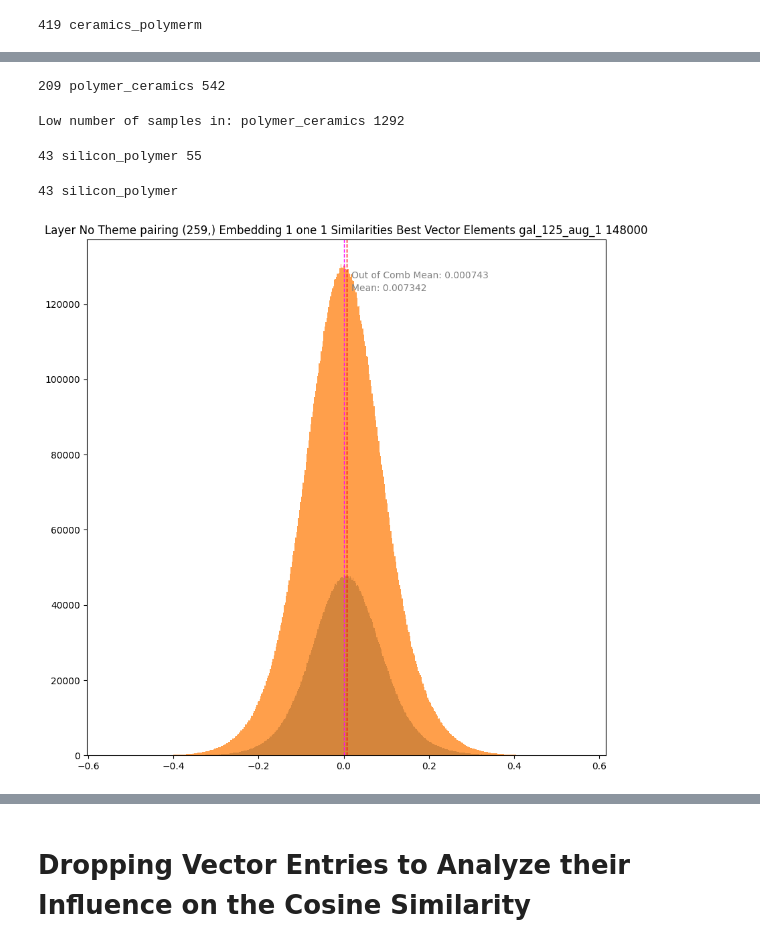
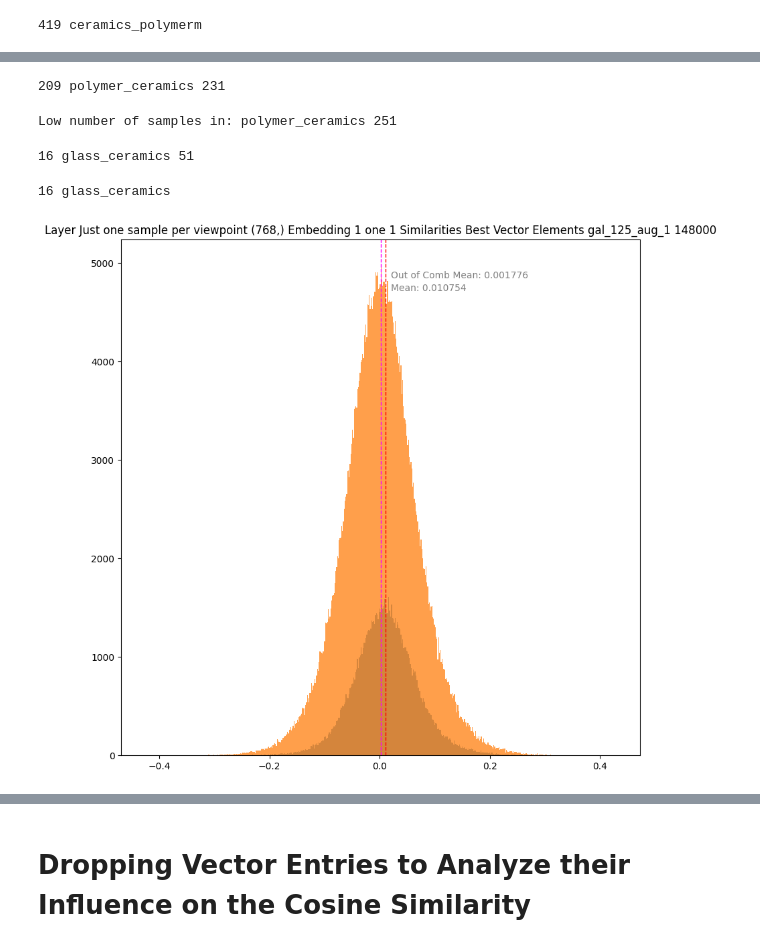
Before and after one commit to LukasBeckers/masterthesis-jappat, a Jupyter notebook: Similar_F-Terms.ipynb, the cells around one changed output, grey strips where cells are left out. Drawn from its saved outputs; the diff is of its cells as text; code cells hidden in the pictures.

```diff
--- a/Similar_F-Terms.ipynb
+++ b/Similar_F-Terms.ipynb
@@ -257,8 +257,8 @@ for mat1 in materials_list:
         fterm_pairs=[]
         for vp in shared_vp:
             fterm_pairs.append([vp,
-                                [fterm for fterm in unique_fterms_mat1 if fterm.startswith(vp)],
-                                [fterm for fterm in unique_fterms_mat2 if fterm.startswith(vp)]])
+                                [fterm for fterm in unique_fterms_mat1 if fterm.startswith(vp)][:1],
+                                [fterm for fterm in unique_fterms_mat2 if fterm.startswith(vp)][:1]])
 
 
         material_combinations[mat1+"_"+mat2]=fterm_pairs
@@ -512,7 +510,7 @@ for i, [keys, samples] in enumerate(differences.items()):
         if s1 == sqr_max_comb:
             break
 # %% [output]
-209 polymer_ceramics 542
+209 polymer_ceramics 231
 # %%
 # Calculating the Cosine Similarities within all combinations
 cos = torch.nn.CosineSimilarity(dim =1)
@@ -544,7 +542,7 @@ for i, (key, combination_dict) in enumerate(in_combination_comparisons.items()):
 for key in bad_keys:
     in_combination_comparisons.pop(key)
 # %% [output]
-Low number of samples in: polymer_ceramics 1292
+Low number of samples in: polymer_ceramics 251
 # %%
 # Extracting the best vectors
 for i, (key, combination_dict) in enumerate(in_combination_comparisons.items()):
@@ -560,7 +558,7 @@ for i, (key, combination_dict) in enumerate(in_combination_comparisons.items()):
     print(' '*1000, end='\r')
     print(i, key, len(top_vectors), end='\r')
 # %% [output]
-43 silicon_polymer 55
+16 glass_ceramics 51
 # %%
 # Computing the cosine similarities for out of combination comparisons
 
@@ -618,35 +616,35 @@ for i, (key, combination_dict) in enumerate(in_combination_comparisons.items()):
     combination_dict['Out of Comb Vec A'] = vectors_a
     combination_dict['Out of Comb Vec B'] = vectors_b
 # %% [output]
-43 silicon_polymer
+16 glass_ceramics
 # %%
-layer_n = f'No Theme pairing {vectors_a[0].shape}'
+layer_n = f'Just one sample per viewpoint {vectors_a[0].shape}'
 # Plotting all out of comb similarities vs all in comb similarities (combined)
 all_in_comb = []
 all_out_comb = []
 for comb_dict in in_combination_comparisons.values():
     all_in_comb.extend(comb_dict['Cosine Similarities'])
     all_out_comb.extend(comb_dict['Out of Comb Simis'])
 
 all_in_comb = np.array(all_in_comb)
 all_out_comb = np.array(all_out_comb)
 mean_in = np.mean(all_in_comb)
 mean_out = np.mean(all_out_comb)
 
 fig, axs = plt.subplots(nrows=1, ncols=1, figsize=[10, 10])
 
 
 axs.hist(all_in_comb, bins=500, alpha=0.75)
 axs.hist(all_out_comb, bins=500, alpha=0.75)
 axs.axvline(mean_in , color='red', linestyle='dashed', linewidth=1)
 axs.axvline(mean_out, color='magenta', linestyle='dashed', linewidth=1)
 axs.text(mean_in + 0.01, axs.get_ylim()[1] * 0.9, f'Mean: {mean_in:.6f}', color='grey')
 axs.text(mean_in + 0.01, axs.get_ylim()[1] * 0.925, f'Out of Comb Mean: {mean_out:.6f}', color='grey')
 axs.set_title(f'Layer {layer_n} Embedding 1 one 1 Similarities Best Vector Elements {model_name} {checkpoint}')
 plt.show()
 fig.savefig(f'{model_folder}/{layer_n} Output Embeddings Similarities {model_name} {checkpoint}')
 # %% [output]
-[figure, old version]
+[figure, new version]
 # %%
 # The cosine similarities are  plotted
 
```
Also changed, not shown: parts of 7 cells of this notebook, 56 other files.
